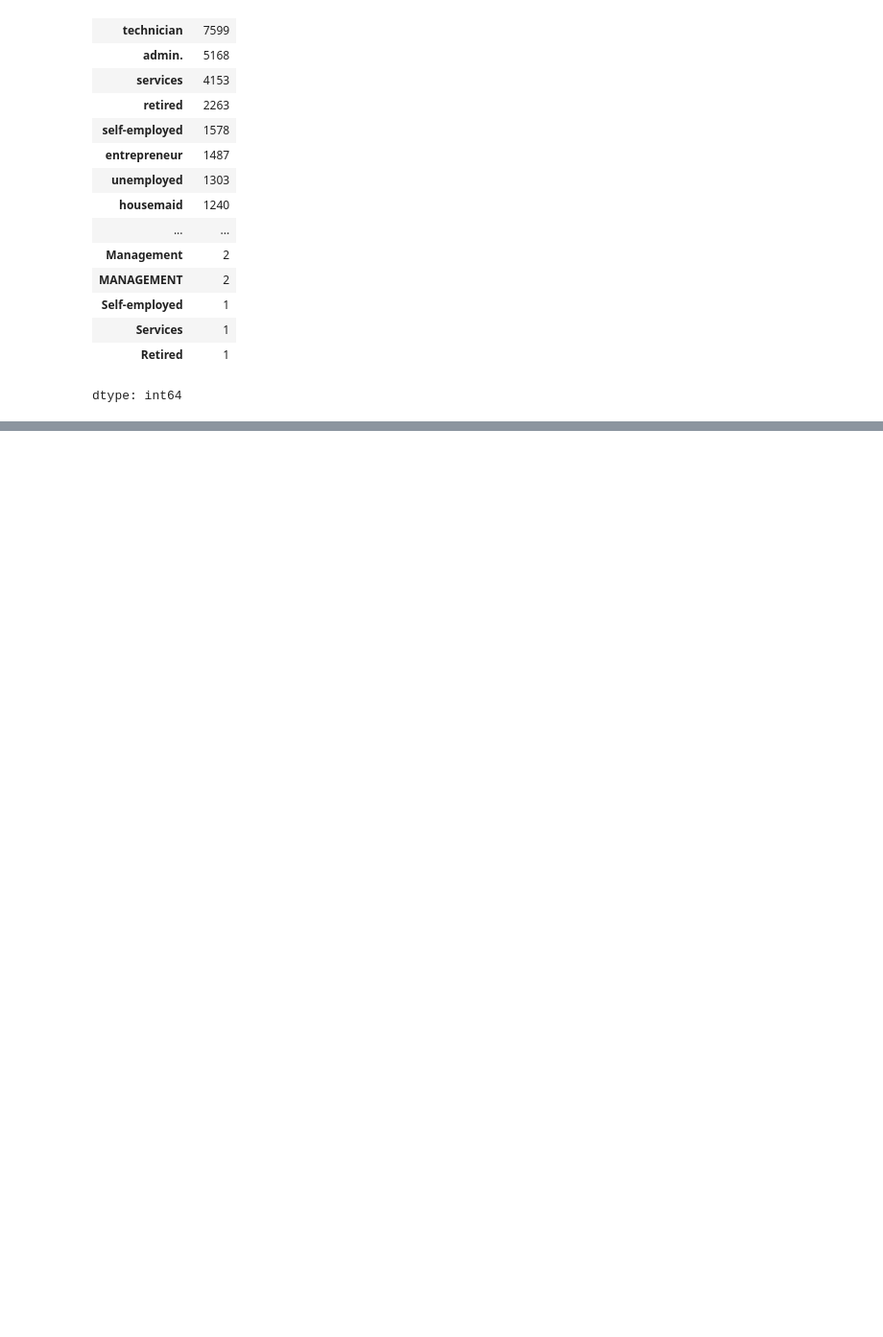
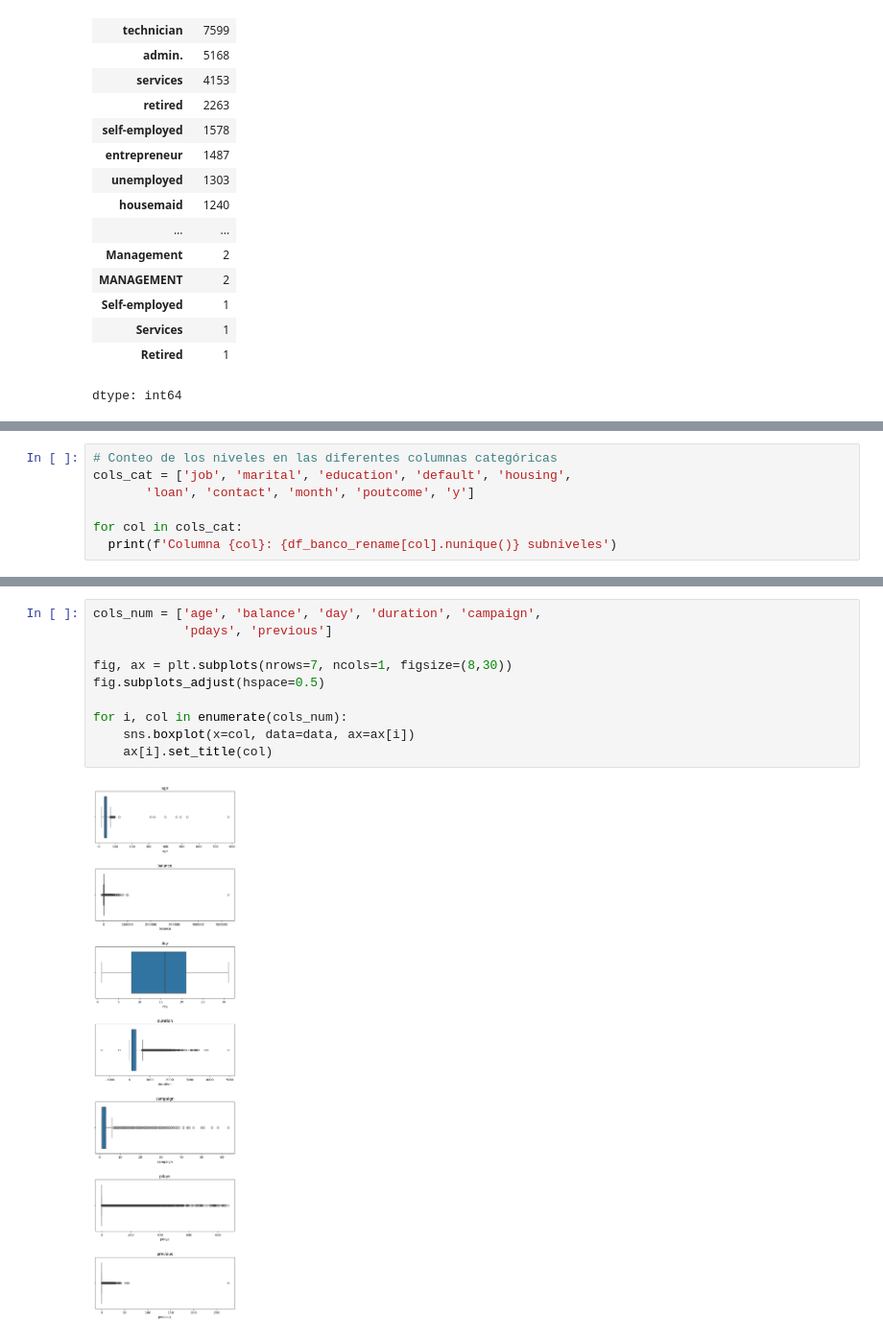
Before and after one commit to DAVIDCUEAGUI/LABORATORIO, a Jupyter notebook: Laboratorio_1_LuisCuellar.ipynb, the cells around one changed output, grey strips where cells are left out. Shown: that part at 96% size. Drawn from its saved outputs; the diff is of its cells as text; blank space fills up the shorter version.

```diff
--- a/Laboratorio_1_LuisCuellar.ipynb
+++ b/Laboratorio_1_LuisCuellar.ipynb
@@ -203,0 +253,7 @@ dtype: int64
+# %%
+# Conteo de los niveles en las diferentes columnas categóricas
+cols_cat = ['job', 'marital', 'education', 'default', 'housing',
+       'loan', 'contact', 'month', 'poutcome', 'y']
+
+for col in cols_cat:
+  print(f'Columna {col}: {df_banco_rename[col].nunique()} subniveles')
@@ -203,0 +368,12 @@ dtype: int64
+# %%
+cols_num = ['age', 'balance', 'day', 'duration', 'campaign',
+            'pdays', 'previous']
+
+fig, ax = plt.subplots(nrows=7, ncols=1, figsize=(8,30))
+fig.subplots_adjust(hspace=0.5)
+
+for i, col in enumerate(cols_num):
+    sns.boxplot(x=col, data=data, ax=ax[i])
+    ax[i].set_title(col)
+# %% [output]
+[figure, added]
```
Also changed, not shown: parts of 12 cells of this notebook.
